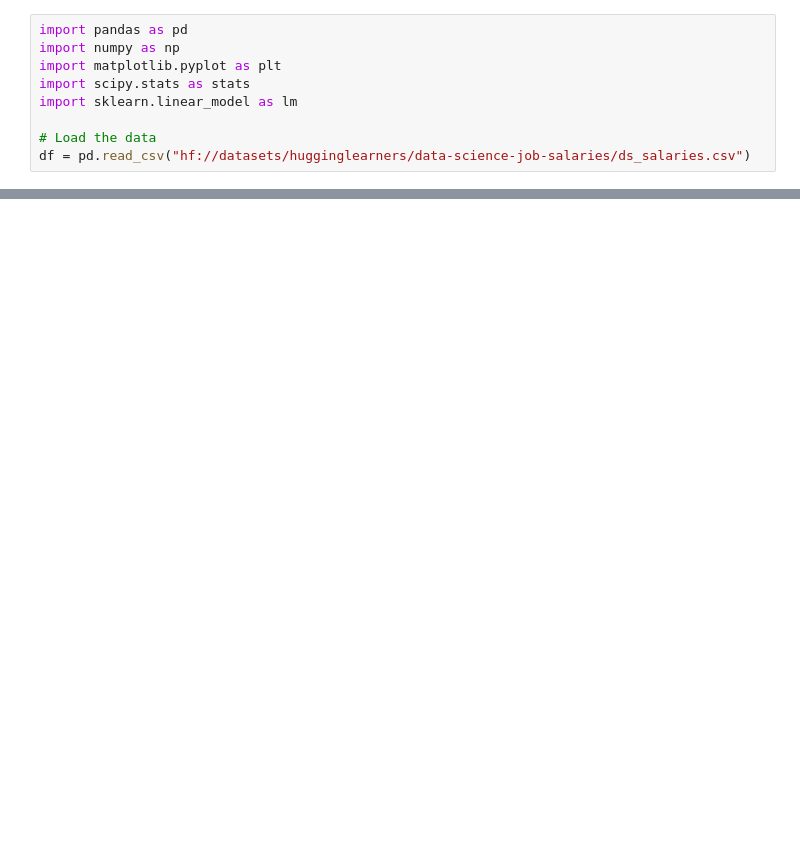
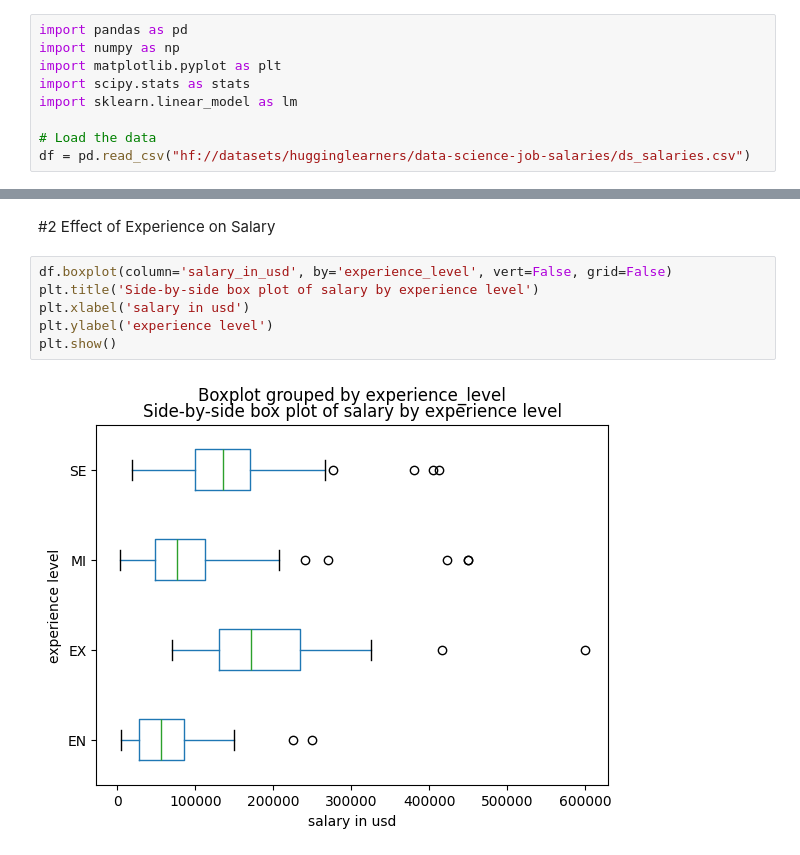
Before and after one commit to stat220/stat220-f2024-lab-1-Lab_1, a Jupyter notebook: lab_1.ipynb, the cells around one changed output, grey strips where cells are left out. Cells and saved outputs as stored; diff of their text form; blank space fills up the shorter version.

```diff
--- a/lab_1.ipynb
+++ b/lab_1.ipynb
@@ -32,0 +63,10 @@ df = pd.read_csv("hf://datasets/hugginglearners/data-science-job-salaries/ds_sal
+# %% [markdown]
+#2 Effect of Experience on Salary
+# %%
+df.boxplot(column='salary_in_usd', by='experience_level', vert=False, grid=False)
+plt.title('Side-by-side box plot of salary by experience level')
+plt.xlabel('salary in usd')
+plt.ylabel('experience level')
+plt.show()
+# %% [output]
+[figure, added]
```
Also changed, not shown: parts of 8 cells of this notebook.
